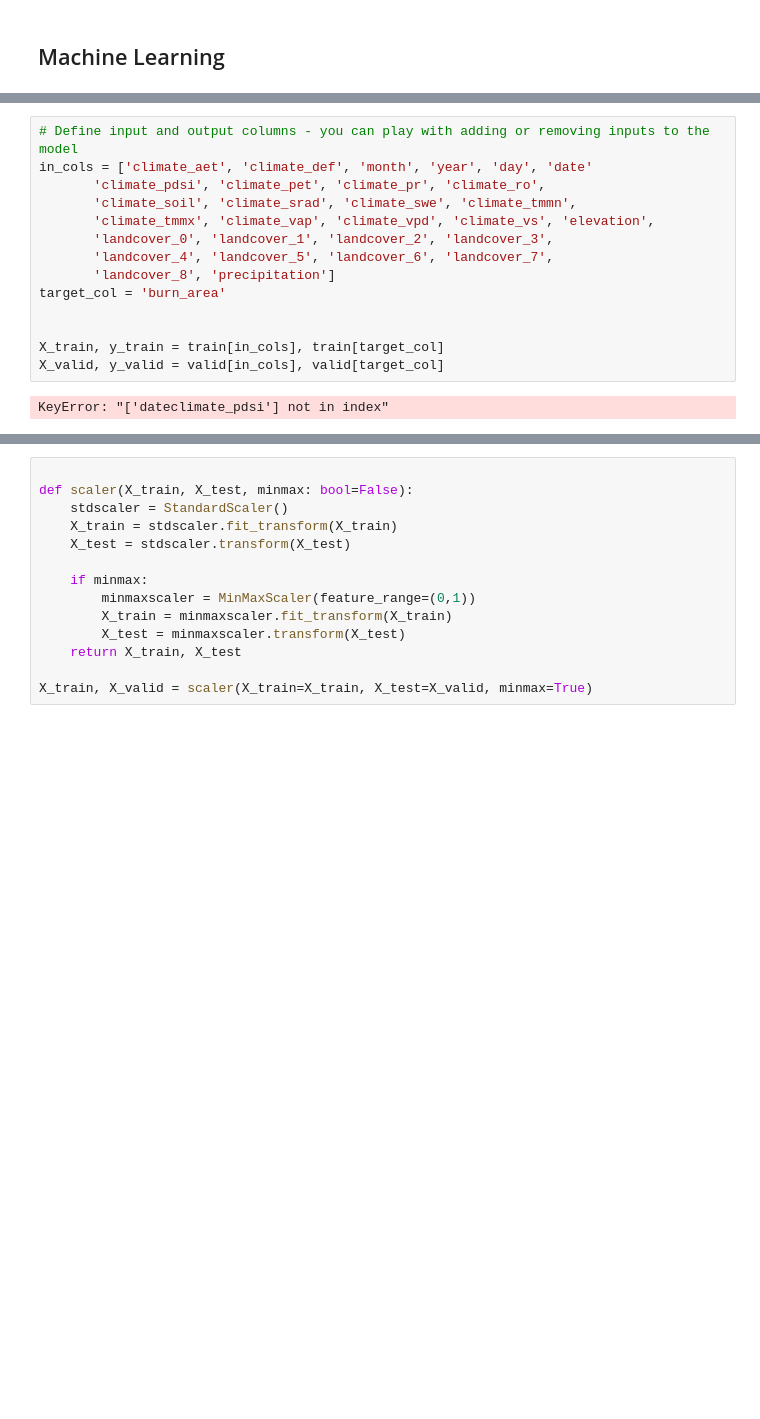
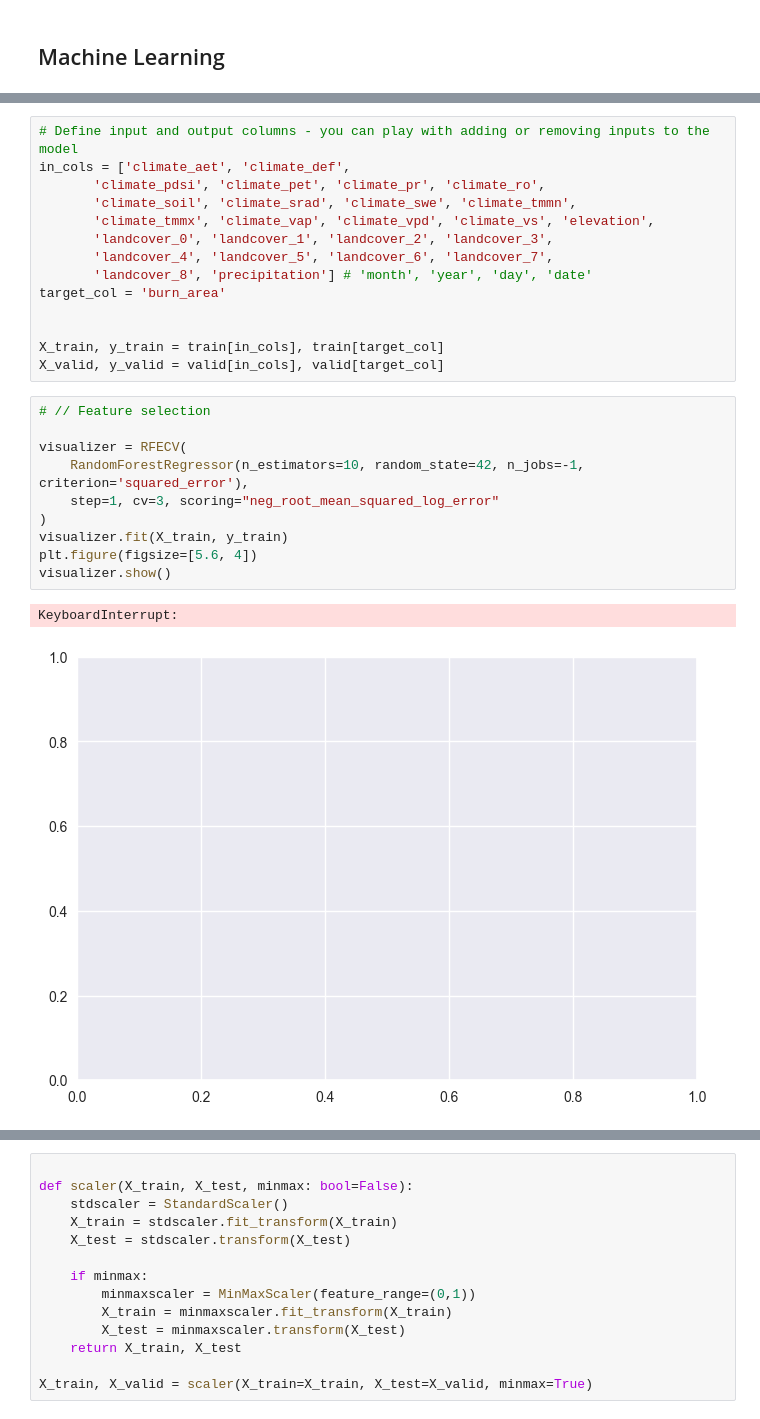
Before and after one commit to BrianMsane/fire-prediction, a Jupyter notebook: model/Fighting_Fire_with_Data_Starter_Notebook.ipynb, the cells around one changed output, grey strips where cells are left out. Cells and saved outputs as stored; diff of their text form; blank space fills up the shorter version.

```diff
--- a/model/Fighting_Fire_with_Data_Starter_Notebook.ipynb
+++ b/model/Fighting_Fire_with_Data_Starter_Notebook.ipynb
@@ -150,17 +170,28 @@ print(train.shape, valid.shape)
 # %%
 # Define input and output columns - you can play with adding or removing inputs to the model
-in_cols = ['climate_aet', 'climate_def', 'month', 'year', 'day', 'date'
+in_cols = ['climate_aet', 'climate_def',
        'climate_pdsi', 'climate_pet', 'climate_pr', 'climate_ro',
        'climate_soil', 'climate_srad', 'climate_swe', 'climate_tmmn',
        'climate_tmmx', 'climate_vap', 'climate_vpd', 'climate_vs', 'elevation',
        'landcover_0', 'landcover_1', 'landcover_2', 'landcover_3',
        'landcover_4', 'landcover_5', 'landcover_6', 'landcover_7',
-       'landcover_8', 'precipitation']
+       'landcover_8', 'precipitation'] # 'month', 'year', 'day', 'date'
 target_col = 'burn_area'
 
 
 X_train, y_train = train[in_cols], train[target_col]
 X_valid, y_valid = valid[in_cols], valid[target_col]
-# %% [output]
-KeyError: "['dateclimate_pdsi'] not in index"
+# %%
+# // Feature selection
+
+visualizer = RFECV(
+    RandomForestRegressor(n_estimators=10, random_state=42, n_jobs=-1, criterion='squared_error'),
+    step=1, cv=3, scoring="neg_root_mean_squared_log_error"
+)
+visualizer.fit(X_train, y_train)
+plt.figure(figsize=[5.6, 4])
+visualizer.show()
+# %% [output]
+KeyboardInterrupt:
+[figure, added]
 # %%
```
Also changed, not shown: parts of 19 cells of this notebook.
